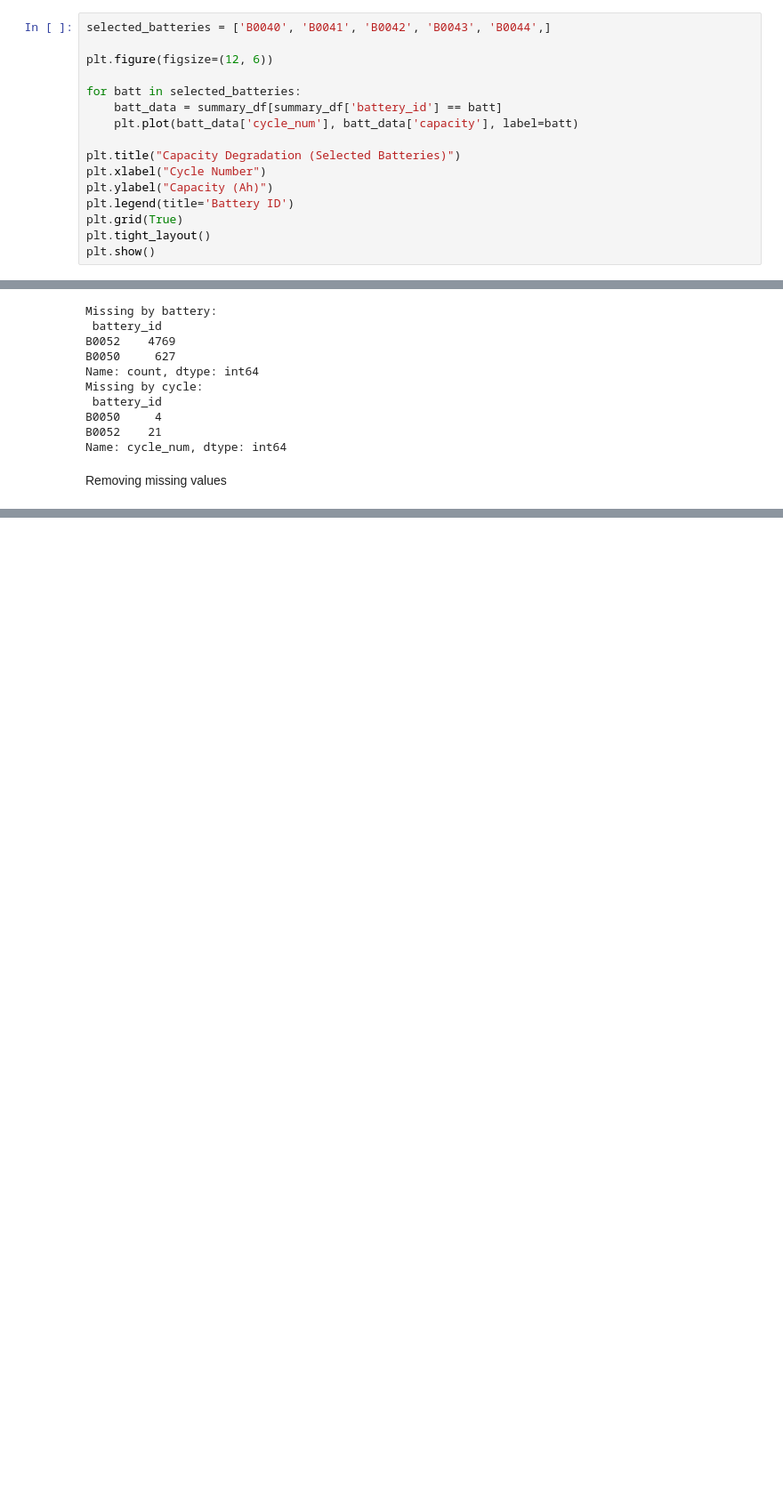
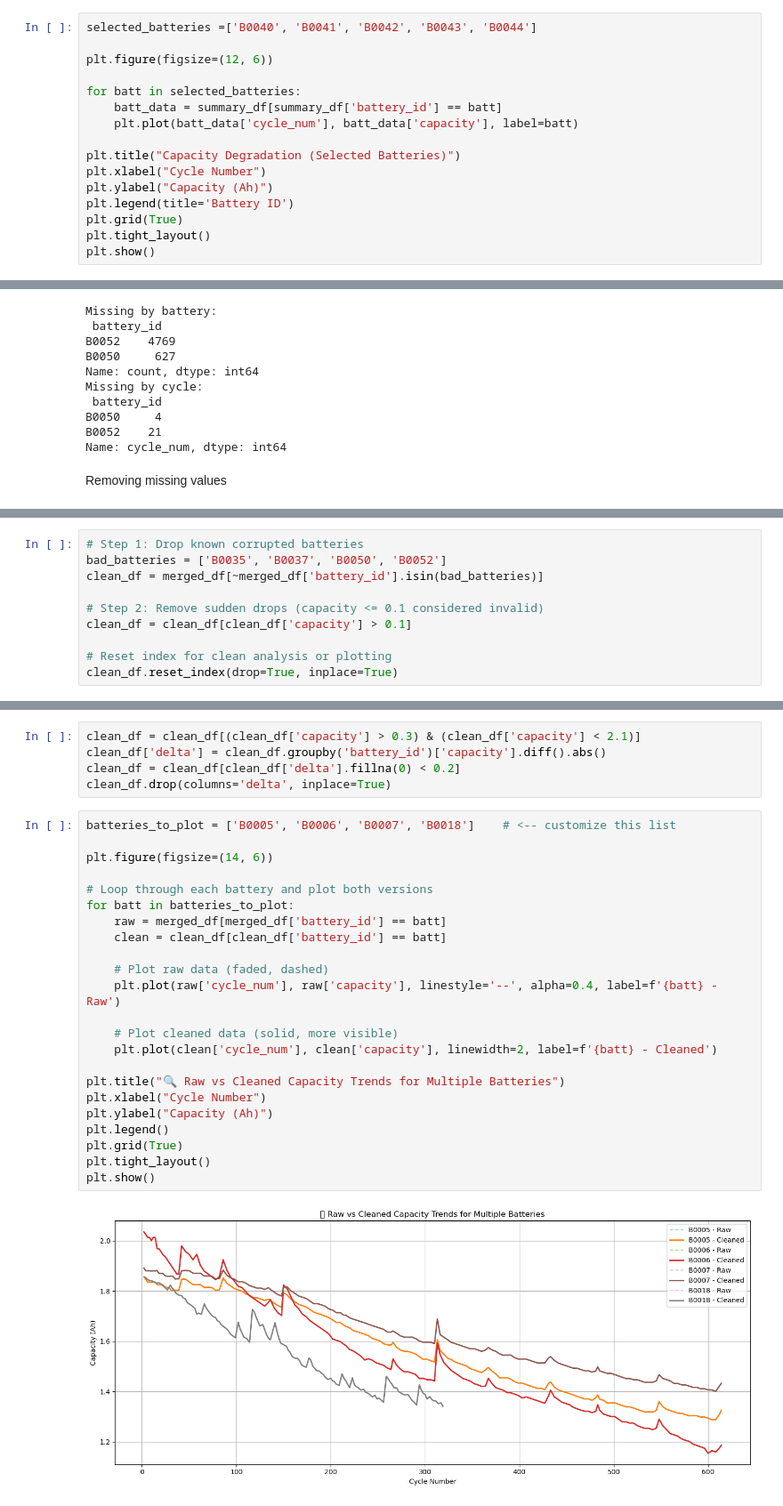
Before and after one commit to Safwanny/Battery-RUL-Prediction, a Jupyter notebook: Battery_RUL_Prediction.ipynb, the cells around one changed output, grey strips where cells are left out. Shown at 89% size. Drawn from its saved outputs; the diff is of its cells as text; blank space fills up the shorter version.

```diff
--- a/Battery_RUL_Prediction.ipynb
+++ b/Battery_RUL_Prediction.ipynb
@@ -225,5 +225,5 @@ plt.show()
 # %%
-selected_batteries = ['B0040', 'B0041', 'B0042', 'B0043', 'B0044',]
+selected_batteries =['B0040', 'B0041', 'B0042', 'B0043', 'B0044']
 
 plt.figure(figsize=(12, 6))
 
@@ -344,0 +345,10 @@ clean_df = clean_cycle_df[~clean_cycle_df['battery_id'].isin(['B0052'])]
+# %%
+# Step 1: Drop known corrupted batteries
+bad_batteries = ['B0035', 'B0037', 'B0050', 'B0052']
+clean_df = merged_df[~merged_df['battery_id'].isin(bad_batteries)]
+
+# Step 2: Remove sudden drops (capacity <= 0.1 considered invalid)
+clean_df = clean_df[clean_df['capacity'] > 0.1]
+
+# Reset index for clean analysis or plotting
+clean_df.reset_index(drop=True, inplace=True)
@@ -344,0 +369,30 @@ clean_df = clean_cycle_df[~clean_cycle_df['battery_id'].isin(['B0052'])]
+# %%
+clean_df = clean_df[(clean_df['capacity'] > 0.3) & (clean_df['capacity'] < 2.1)]
+clean_df['delta'] = clean_df.groupby('battery_id')['capacity'].diff().abs()
+clean_df = clean_df[clean_df['delta'].fillna(0) < 0.2]
+clean_df.drop(columns='delta', inplace=True)
+# %%
+batteries_to_plot = ['B0005', 'B0006', 'B0007', 'B0018']    # <-- customize this list
+
+plt.figure(figsize=(14, 6))
+
+# Loop through each battery and plot both versions
+for batt in batteries_to_plot:
+    raw = merged_df[merged_df['battery_id'] == batt]
+    clean = clean_df[clean_df['battery_id'] == batt]
+
+    # Plot raw data (faded, dashed)
+    plt.plot(raw['cycle_num'], raw['capacity'], linestyle='--', alpha=0.4, label=f'{batt} - Raw')
+
+    # Plot cleaned data (solid, more visible)
+    plt.plot(clean['cycle_num'], clean['capacity'], linewidth=2, label=f'{batt} - Cleaned')
+
+plt.title("🔍 Raw vs Cleaned Capacity Trends for Multiple Batteries")
+plt.xlabel("Cycle Number")
+plt.ylabel("Capacity (Ah)")
+plt.legend()
+plt.grid(True)
+plt.tight_layout()
+plt.show()
+# %% [output]
+[figure, added]
```
Also changed, not shown: parts of 17 cells of this notebook.
